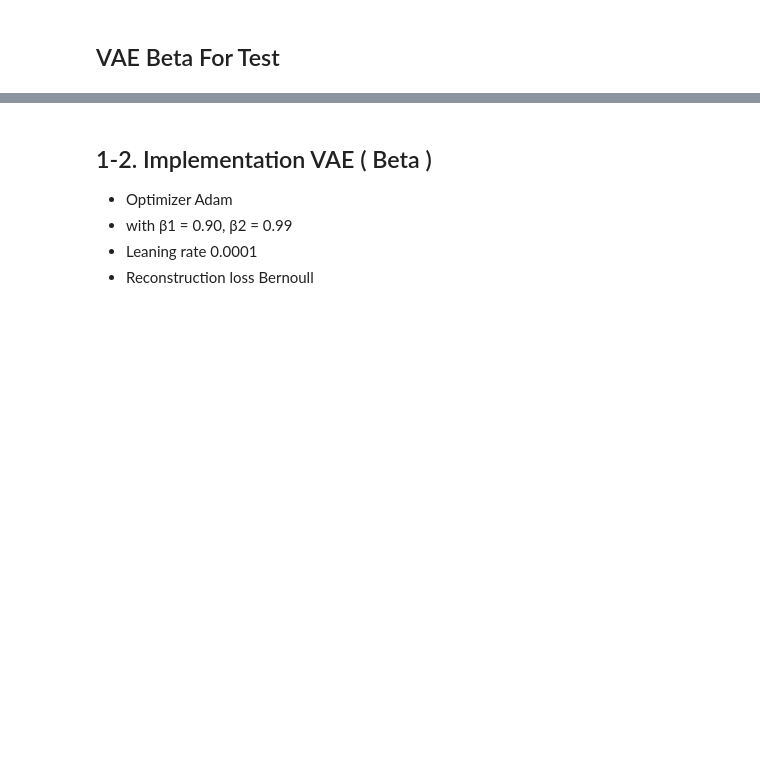
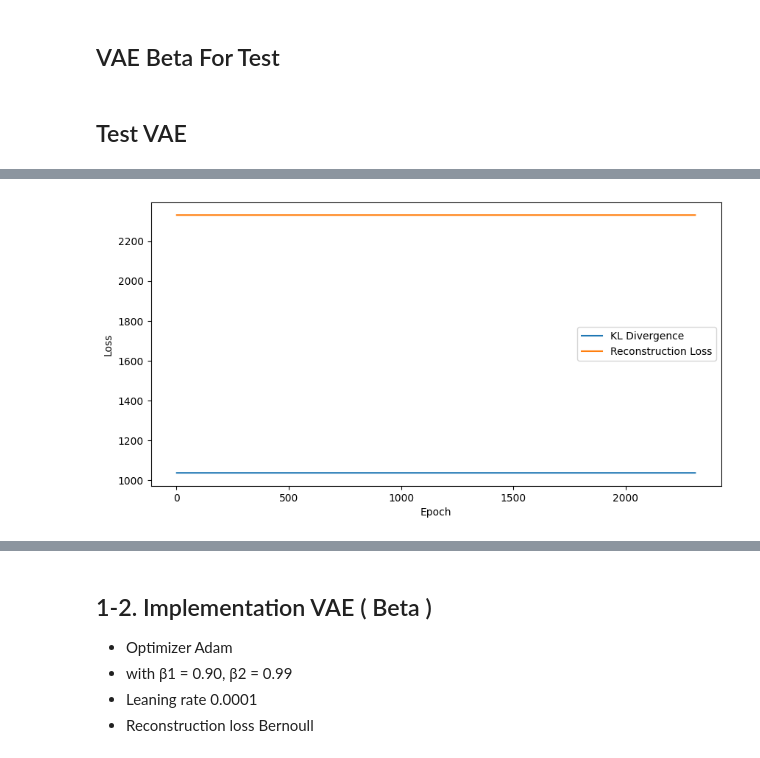
Before and after one commit to pooyaaf/Neural-Networks-Deep-Learning, a Jupyter notebook: Homework/HomeWork6/NNDL_HW6/Q1/Question_1_ControlVAE.ipynb, the cells around one changed output, grey strips where cells are left out. Saved outputs shown, nothing was run; the diff lists cells and outputs as text; code cells hidden in the pictures; blank space fills up the shorter version.

Commit message:
fix model beta VAE original

```diff
--- a/Homework/HomeWork6/NNDL_HW6/Q1/Question_1_ControlVAE.ipynb
+++ b/Homework/HomeWork6/NNDL_HW6/Q1/Question_1_ControlVAE.ipynb
@@ -554,3 +554,5 @@ class BetaVAE():
     beta_vae_l, rec_l, kl_div = beta_vae_loss(X, z_mean, z_stdev, z_rec, self.beta)
 
     return beta_vae_l, rec_l, kl_div
+# %% [markdown]
+##  Test VAE
@@ -556,0 +632,37 @@ class BetaVAE():
+# %%
+kl_loss_list = []
+recon_loss_list = []
+
+
+for epoch in range(10):
+    beta_vae.train()
+    for data in train_loader:
+        inputs = data.float()
+
+        # Zero the gradients
+        optimizer.zero_grad()
+
+        # Forward pass
+        recon_batch, mu, logvar, loss = beta_vae(inputs)
+
+        # Backward pass
+        loss.backward()
+
+        # Update weights
+        optimizer.step()
+
+        # Store loss values
+        kl_loss_list.append(kl_divergence.item())
+        recon_loss_list.append(reconstruction_loss.item())
+
+    print("Epoch {}, Total Loss: {:.4f}".format(epoch + 1, loss.item()))
+
+# Plot KL divergence and reconstruction loss over epochs
+plt.figure(figsize=(10, 5))
+plt.plot(range(1, len(kl_loss_list) + 1), kl_loss_list, label='KL Divergence')
+plt.plot(range(1, len(recon_loss_list) + 1), recon_loss_list, label='Reconstruction Loss')
+plt.xlabel('Epoch')
+plt.ylabel('Loss')
+plt.legend()
+plt.show()
+# %% [output]
@@ -556,0 +679 @@ class BetaVAE():
+[figure, added]
```
Also changed, not shown: parts of 10 cells of this notebook.
